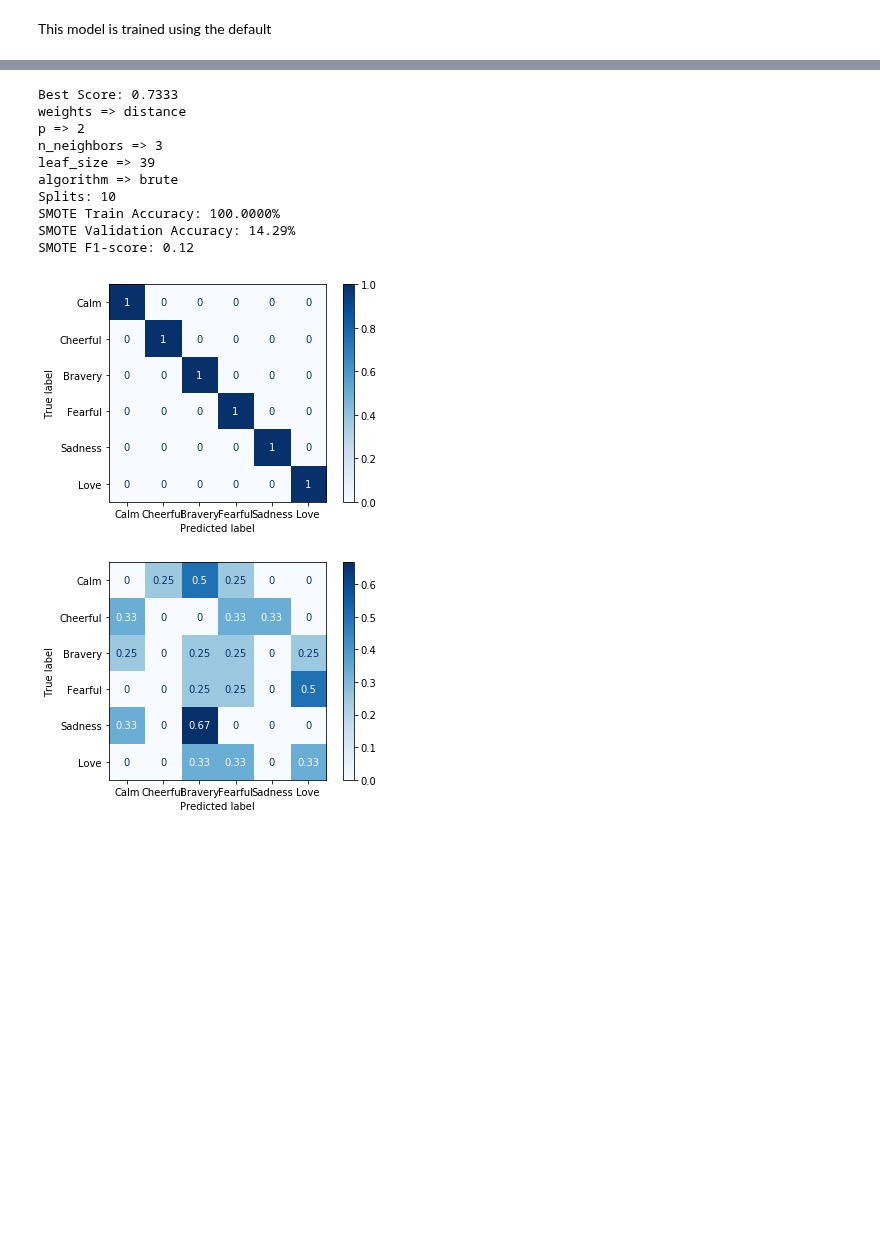
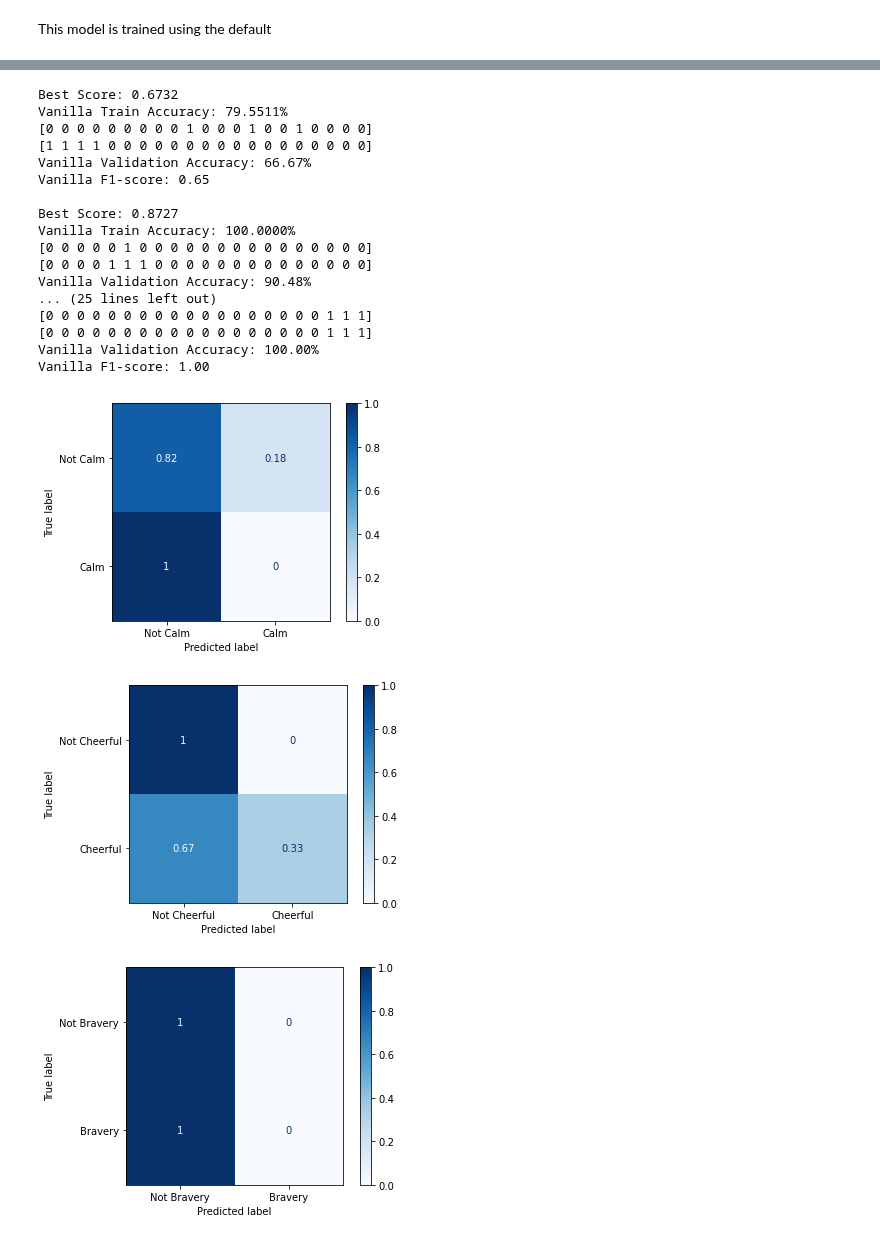
Before and after one commit to gracielnunciob/XLB48, a Jupyter notebook: Notebooks/Training/KNN Classifier Hyperparameter Search.ipynb, the cells around one changed output, grey strips where cells are left out. Cells and saved outputs as stored; diff of their text form; code cells hidden in the pictures; blank space fills up the shorter version.

```diff
--- a/Notebooks/Training/KNN Classifier Hyperparameter Search.ipynb
+++ b/Notebooks/Training/KNN Classifier Hyperparameter Search.ipynb
@@ -71,3 +80,14 @@ print(x_os.shape,y_os.shape)
+# %%
+themes = ["Calm","Cheerful","Bravery","Fearful","Love","Sadness"]
+ovr_train = []
+ovr_val = []
+ovr_y_smote = []
+ovr_y_os = []
+for i in range(1,7):
+    ovr_train.append(ovr_labels(y_train, i))
+    ovr_val.append(ovr_labels(y_val,i))
+    ovr_y_os.append(ovr_labels(y_os,i))
+    ovr_y_smote.append(ovr_labels(y_smote,i))
 # %% [markdown]
 Here we defined a function that will train the model and perform the hyperparameter search. x_train is the input data, y_train is the labels for the input data, and hp_search is the algorithm for hyperparameter search
 # %% [markdown]
@@ -134,16 +122,27 @@ Random Oversampling F1-score: 0.22
-# %%
-print_res("SMOTE",x_smote,y_smote,random_search_knn)
-test_res("SMOTE",x_val,y_val,random_search_knn)
-# %% [output]
-Best Score: 0.7333
-weights => distance
-p => 2
-n_neighbors => 3
-leaf_size => 39
-algorithm => brute
-Splits: 10
-SMOTE Train Accuracy: 100.0000%
-SMOTE Validation Accuracy: 14.29%
-SMOTE F1-score: 0.12
-[figure, removed]
-[figure, removed]
+# %%
+for i in range(0,6):
+    if(i > 0):
+        print()
+    print_res("Vanilla",x_train,ovr_train[i],random_search_knn, themes[i], verbose = False)
+    test_res("Vanilla",x_val,ovr_val[i],random_search_knn, themes[i])
+# %% [output]
+Best Score: 0.6732
+Vanilla Train Accuracy: 79.5511%
+[0 0 0 0 0 0 0 0 0 1 0 0 0 1 0 0 1 0 0 0 0]
+[1 1 1 1 0 0 0 0 0 0 0 0 0 0 0 0 0 0 0 0 0]
+Vanilla Validation Accuracy: 66.67%
+Vanilla F1-score: 0.65
+
+Best Score: 0.8727
+Vanilla Train Accuracy: 100.0000%
+[0 0 0 0 0 1 0 0 0 0 0 0 0 0 0 0 0 0 0 0 0]
+[0 0 0 0 1 1 1 0 0 0 0 0 0 0 0 0 0 0 0 0 0]
+Vanilla Validation Accuracy: 90.48%
+... (25 lines left out)
+[0 0 0 0 0 0 0 0 0 0 0 0 0 0 0 0 0 0 1 1 1]
+[0 0 0 0 0 0 0 0 0 0 0 0 0 0 0 0 0 0 1 1 1]
+Vanilla Validation Accuracy: 100.00%
+Vanilla F1-score: 1.00
+[figure, added]
+[figure, added]
+[figure, added]
```
Also changed, not shown: parts of 9 cells of this notebook, 1 other file.
